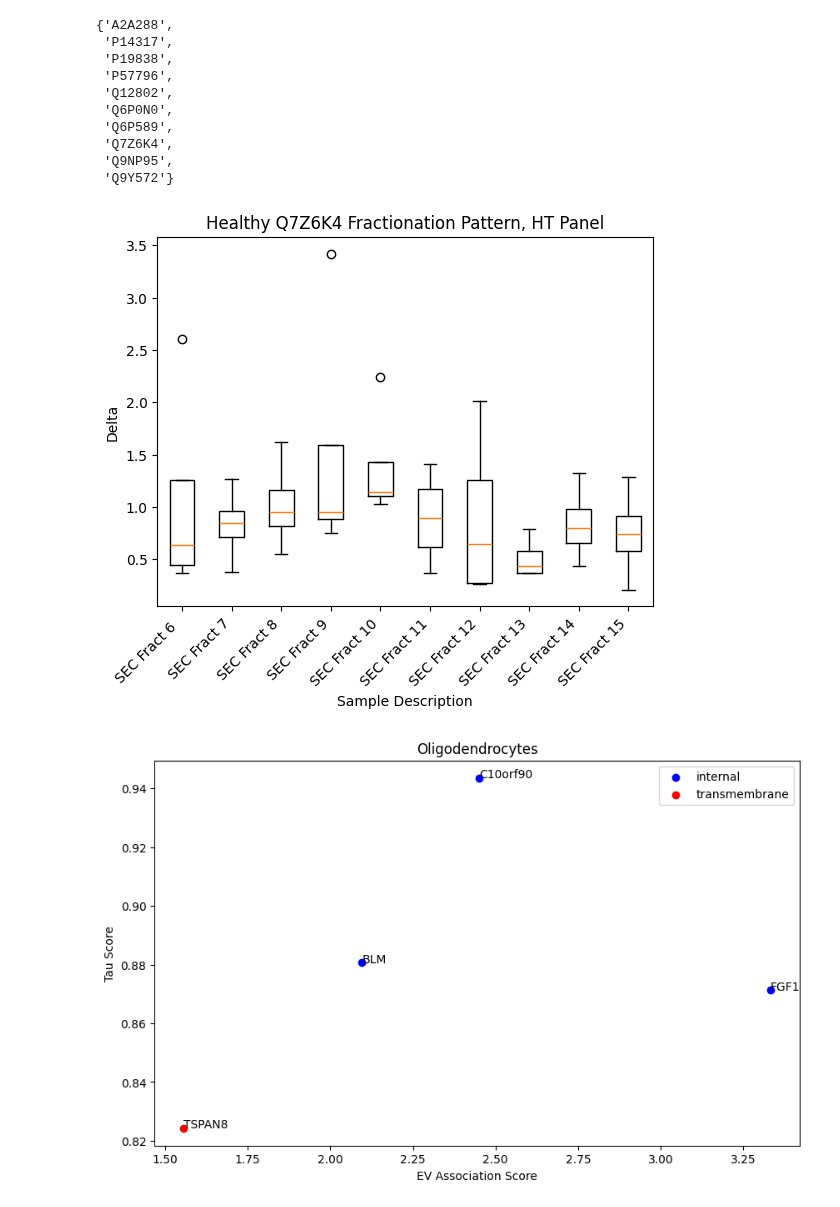
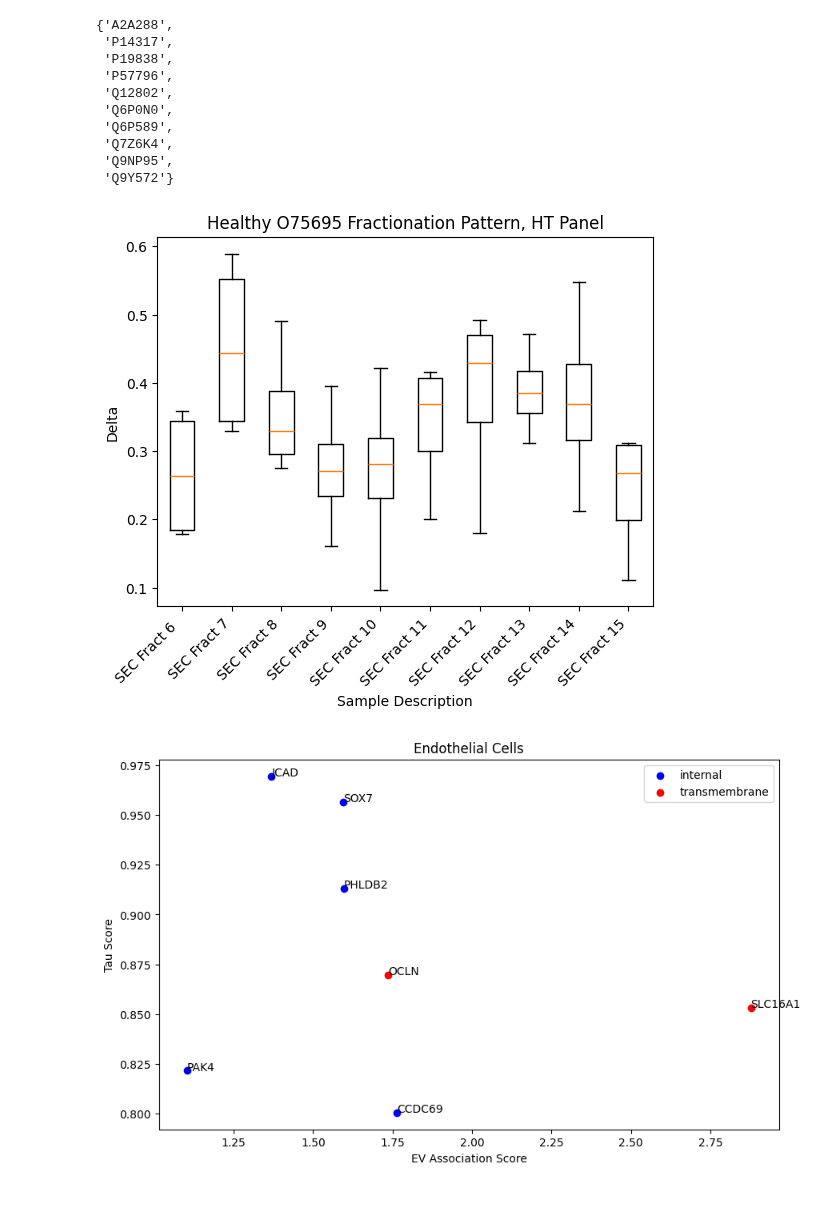
Before and after one commit to Walt-Lab/bdev_mass_spec, a Jupyter notebook: docs/example_usage.ipynb, the cells around one changed output. Saved outputs shown, nothing was run; the diff lists cells and outputs as text; code cells hidden in the pictures.

```diff
--- a/docs/example_usage.ipynb
+++ b/docs/example_usage.ipynb
@@ -103,18 +112,18 @@ identify_targets(
 # %%
 # make a box-and-whisker plot for a target of interest
 
-plot_protein_fractionation(tidy_data, "Q7Z6K4")
+plot_protein_fractionation(tidy_data, "O75695")
 # %% [output]
-[figure, old version]
+[figure, new version]
 # %%
-# Find possible oligodendrocyte-associated proteins and graph the EV association score against the tau specificity score
+# Find possible endothelial-associated proteins and graph the EV association score against the tau specificity score
 
-internal_oligodendrocyte = identify_targets(
+internal_endothelial = identify_targets(
     assay_list_path = assay_list_path,
     uniprot_fasta_database = uniprot_fasta_database,
     brain_rna_seq_raw_path = brain_rna_seq_raw_path,
     region = "internal",
-    cell_type = "oligodendrocyte",
+    cell_type = "endothelial",
     specificity_metric = "tau",
     specificity_cutoff = 0.75,
     high_fractions = ['9', '10'],
@@ -126,12 +135,12 @@ internal_oligodendrocyte = identify_targets(
     output_directory = output_directory
     )
 
-transmembrane_oligodendrocyte = identify_targets(
+transmembrane_endothelial = identify_targets(
     assay_list_path = assay_list_path,
     uniprot_fasta_database = uniprot_fasta_database,
     brain_rna_seq_raw_path = brain_rna_seq_raw_path,
     region = "TMhelix",
-    cell_type = "oligodendrocyte",
+    cell_type = "endothelial",
     specificity_metric = "tau",
     specificity_cutoff = 0.75,
     high_fractions = ['9', '10'],
@@ -151,51 +160,51 @@ hgnc_uniprot_mapping_data = pd.read_csv(
     (StringIO(requests.get(hgnc_ids).text)),
     sep="\t",
     usecols=["symbol", "uniprot_ids"],
 )
 
 ev_association_scores = ev_association_score_df(tidy_data, high_fractions = ['9', '10'], low_fractions = ['7', '11', '12', '13'])
-internal_oligodendrocyte_ratios_df = ev_association_scores[ev_association_scores["ht_assay"].isin(list(internal_oligodendrocyte))]
-transmembrane_oligodendrocyte_ratios_df = ev_association_scores[ev_association_scores["ht_assay"].isin(list(transmembrane_oligodendrocyte))]
+internal_endothelial_ratios_df = ev_association_scores[ev_association_scores["ht_assay"].isin(list(internal_endothelial))]
+transmembrane_endothelial_ratios_df = ev_association_scores[ev_association_scores["ht_assay"].isin(list(transmembrane_endothelial))]
 
 brain_rna_seq_data = map_hgnc_ids(brain_rna_seq_raw_path)
 
 expression_df = create_enrichment_dataframe(brain_rna_seq_data)
 tau_scores = expression_df.apply(lambda row: calculate_enrichment(row, "tau"), axis = 1)
 
-internal_oligodendrocyte_tau = tau_scores[tau_scores.index.isin(internal_oligodendrocyte)]
-transmembrane_oligodendrocyte_tau = tau_scores[tau_scores.index.isin(transmembrane_oligodendrocyte)]
+internal_endothelial_tau = tau_scores[tau_scores.index.isin(internal_endothelial)]
+transmembrane_endothelial_tau = tau_scores[tau_scores.index.isin(transmembrane_endothelial)]
 
-internal_oligodendrocyte_df = tidy_data.loc[:, list(internal_oligodendrocyte)]
-transmembrane_oligodendrocyte_df = tidy_data.loc[:, list(transmembrane_oligodendrocyte)]
+internal_endothelial_df = tidy_data.loc[:, list(internal_endothelial)]
+transmembrane_endothelial_df = tidy_data.loc[:, list(transmembrane_endothelial)]
 
-internal_oligodendrocyte_tau_df = internal_oligodendrocyte_tau.reset_index()
-internal_oligodendrocyte_tau_df.columns = ['uniprot_ids', 'values']
-internal_oligodendrocyte_tau_df['localization'] = 'internal'
+internal_endothelial_tau_df = internal_endothelial_tau.reset_index()
+internal_endothelial_tau_df.columns = ['uniprot_ids', 'values']
+internal_endothelial_tau_df['localization'] = 'internal'
 
-transmembrane_oligodendrocyte_tau_df = transmembrane_oligodendrocyte_tau.reset_index()
-transmembrane_oligodendrocyte_tau_df.columns = ['uniprot_ids', 'values']
-transmembrane_oligodendrocyte_tau_df['localization'] = 'transmembrane'
+transmembrane_endothelial_tau_df = transmembrane_endothelial_tau.reset_index()
+transmembrane_endothelial_tau_df.columns = ['uniprot_ids', 'values']
+transmembrane_endothelial_tau_df['localization'] = 'transmembrane'
 
-internal_oligodendrocyte_df = pd.merge(internal_oligodendrocyte_ratios_df, internal_oligodendrocyte_tau_df, left_on = "ht_assay", right_on = "uniprot_ids")
-transmembrane_oligodendrocyte_df = pd.merge(transmembrane_oligodendrocyte_ratios_df, transmembrane_oligodendrocyte_tau_df, left_on = "ht_assay", right_on = "uniprot_ids")
+internal_endothelial_df = pd.merge(internal_endothelial_ratios_df, internal_endothelial_tau_df, left_on = "ht_assay", right_on = "uniprot_ids")
+transmembrane_endothelial_df = pd.merge(transmembrane_endothelial_ratios_df, transmembrane_endothelial_tau_df, left_on = "ht_assay", right_on = "uniprot_ids")
 
-oligodendrocyte_df = pd.concat([internal_oligodendrocyte_df, transmembrane_oligodendrocyte_df])
-oligodendrocyte_df = pd.merge(oligodendrocyte_df, hgnc_uniprot_mapping_data, on = "uniprot_ids")
+endothelial_df = pd.concat([internal_endothelial_df, transmembrane_endothelial_df])
+endothelial_df = pd.merge(endothelial_df, hgnc_uniprot_mapping_data, on = "uniprot_ids")
 
 
 plt.figure(figsize=(10, 6))
 
-for loc, group in oligodendrocyte_df.groupby('localization'):
+for loc, group in endothelial_df.groupby('localization'):
     plt.scatter(group['ht_ratio'], group['values'], label=loc, c='blue' if loc == 'internal' else 'red')
 
-for i in range(len(oligodendrocyte_df)):
-    plt.text(oligodendrocyte_df['ht_ratio'][i], oligodendrocyte_df['values'][i], oligodendrocyte_df['symbol'][i])
+for i in range(len(endothelial_df)):
+    plt.text(endothelial_df['ht_ratio'][i], endothelial_df['values'][i], endothelial_df['symbol'][i])
 
 plt.xlabel('EV Association Score')
 plt.ylabel('Tau Score')
-plt.title('Oligodendrocytes')
+plt.title('Endothelial Cells')
 plt.legend()
 
 plt.show()
 # %% [output]
-[figure, old version]
+[figure, new version]
```
Also changed, not shown: parts of 3 cells of this notebook, 7 other files.
